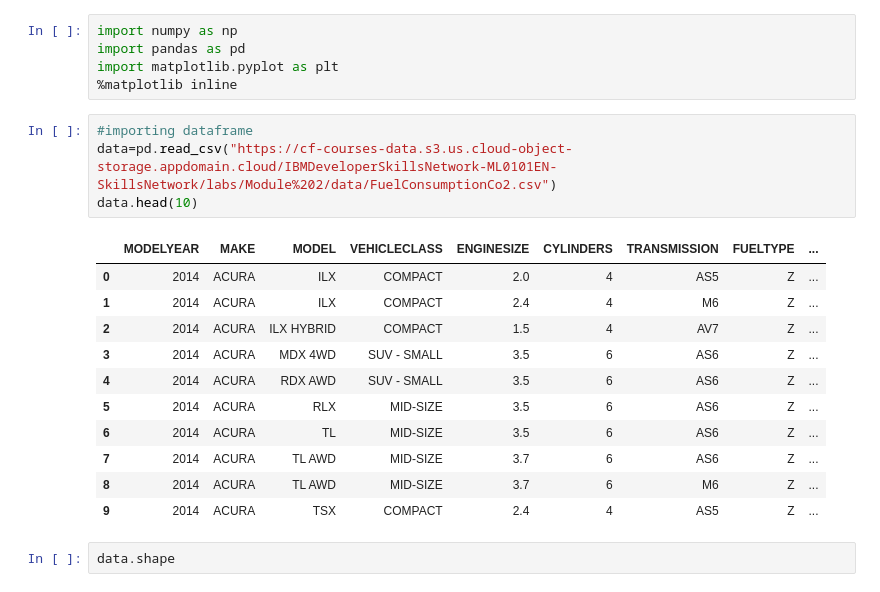
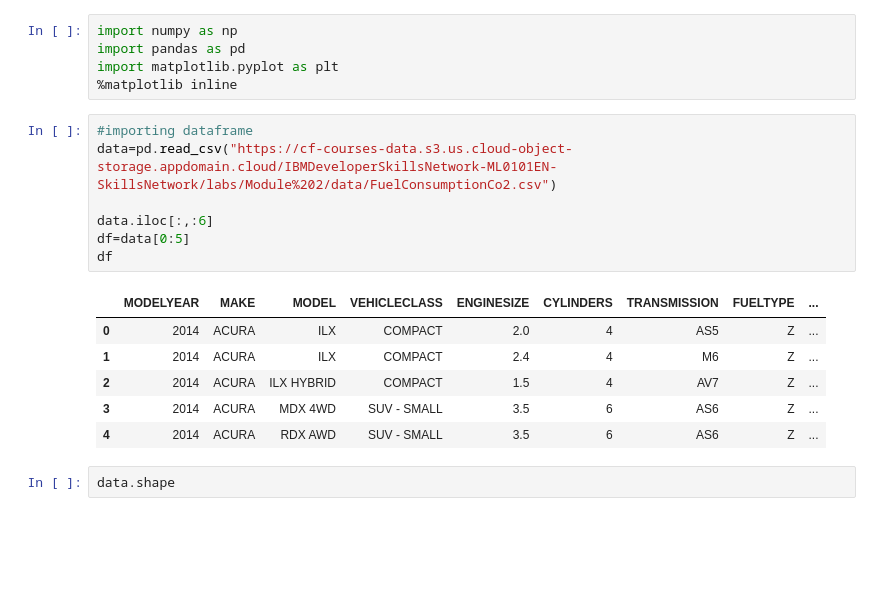
Before and after one commit to naidu199/Machine_Learn, a Jupyter notebook: ML_linear_regression.ipynb, the cells around one changed output. Cells and saved outputs as stored; diff of their text form; blank space fills up the shorter version.

```diff
--- a/ML_linear_regression.ipynb
+++ b/ML_linear_regression.ipynb
@@ -8,19 +8,17 @@ import matplotlib.pyplot as plt
 # %%
 #importing dataframe
 data=pd.read_csv("https://cf-courses-data.s3.us.cloud-object-storage.appdomain.cloud/IBMDeveloperSkillsNetwork-ML0101EN-SkillsNetwork/labs/Module%202/data/FuelConsumptionCo2.csv")
-data.head(10)
+
+data.iloc[:,:6]
+df=data[0:5]
+df
 # %% [output]
 |  | MODELYEAR | MAKE | MODEL | VEHICLECLASS | ENGINESIZE | CYLINDERS | TRANSMISSION | FUELTYPE | ... |
 | 0 | 2014 | ACURA | ILX | COMPACT | 2.0 | 4 | AS5 | Z | ... |
 | 1 | 2014 | ACURA | ILX | COMPACT | 2.4 | 4 | M6 | Z | ... |
 | 2 | 2014 | ACURA | ILX HYBRID | COMPACT | 1.5 | 4 | AV7 | Z | ... |
 | 3 | 2014 | ACURA | MDX 4WD | SUV - SMALL | 3.5 | 6 | AS6 | Z | ... |
 | 4 | 2014 | ACURA | RDX AWD | SUV - SMALL | 3.5 | 6 | AS6 | Z | ... |
-| 5 | 2014 | ACURA | RLX | MID-SIZE | 3.5 | 6 | AS6 | Z | ... |
-| 6 | 2014 | ACURA | TL | MID-SIZE | 3.5 | 6 | AS6 | Z | ... |
-| 7 | 2014 | ACURA | TL AWD | MID-SIZE | 3.7 | 6 | AS6 | Z | ... |
-| 8 | 2014 | ACURA | TL AWD | MID-SIZE | 3.7 | 6 | M6 | Z | ... |
-| 9 | 2014 | ACURA | TSX | COMPACT | 2.4 | 4 | AS5 | Z | ... |
 # %%
 data.shape
 # %% [output]
```
Also changed, not shown: parts of 7 cells of this notebook.
